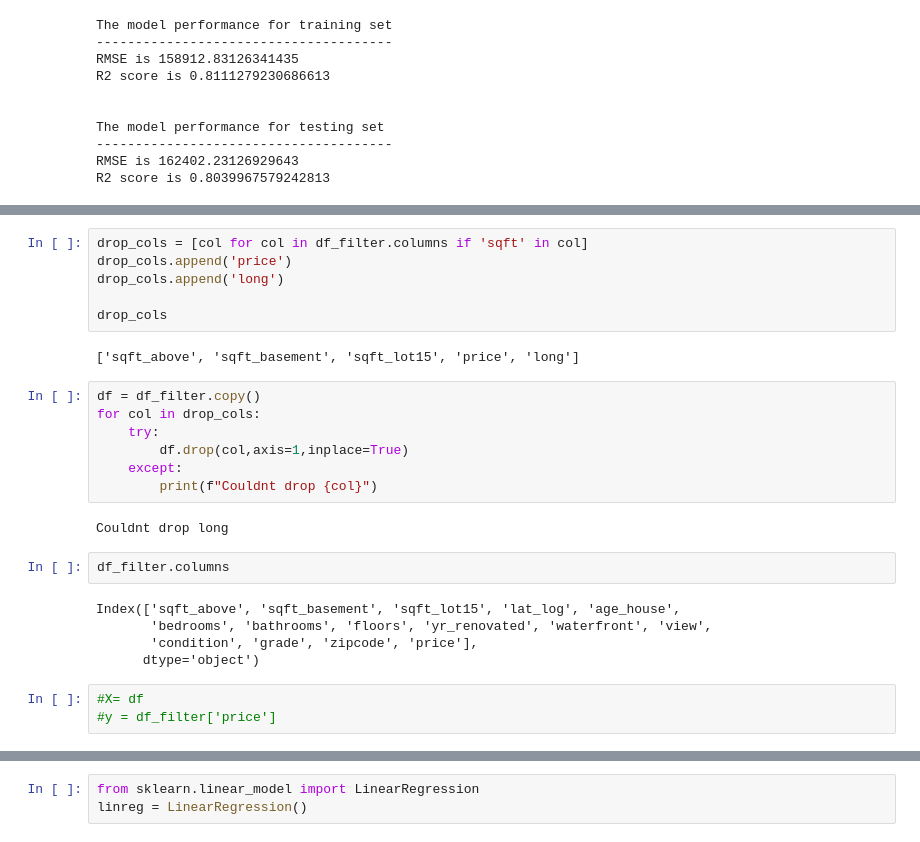
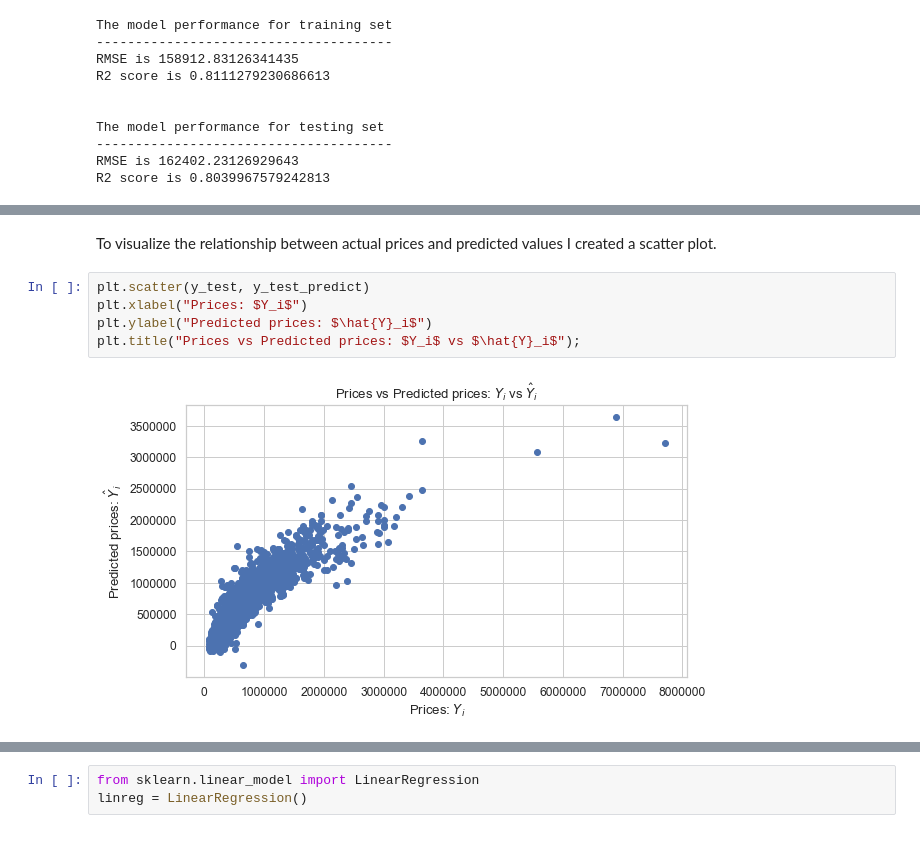
Before and after one commit to torresdavr/dsc-v2-mod1-final-project-online-ds-pt-100719, a Jupyter notebook: student.ipynb, the cells around one changed output, grey strips where cells are left out. Drawn from its saved outputs; the diff is of its cells as text.

```diff
--- a/student.ipynb
+++ b/student.ipynb
@@ -1677,27 +1678,9 @@ R2 score is 0.8039967579242813
-# %%
-drop_cols = [col for col in df_filter.columns if 'sqft' in col]
-drop_cols.append('price')
-drop_cols.append('long')
-
-drop_cols
-# %% [output]
-['sqft_above', 'sqft_basement', 'sqft_lot15', 'price', 'long']
-# %%
-df = df_filter.copy()
-for col in drop_cols:
-    try:
-        df.drop(col,axis=1,inplace=True)
-    except:
-        print(f"Couldnt drop {col}")
-# %% [output]
-Couldnt drop long
-# %%
-df_filter.columns
-# %% [output]
-Index(['sqft_above', 'sqft_basement', 'sqft_lot15', 'lat_log', 'age_house',
-       'bedrooms', 'bathrooms', 'floors', 'yr_renovated', 'waterfront', 'view',
-       'condition', 'grade', 'zipcode', 'price'],
-      dtype='object')
-# %%
-#X= df
-#y = df_filter['price']
+# %% [markdown]
+To visualize the relationship between actual prices and predicted values I created a scatter plot.
+# %%
+plt.scatter(y_test, y_test_predict)
+plt.xlabel("Prices: $Y_i$")
+plt.ylabel("Predicted prices: $\hat{Y}_i$")
+plt.title("Prices vs Predicted prices: $Y_i$ vs $\hat{Y}_i$");
+# %% [output]
+[figure, added]
```
Also changed, not shown: parts of 29 cells of this notebook.
